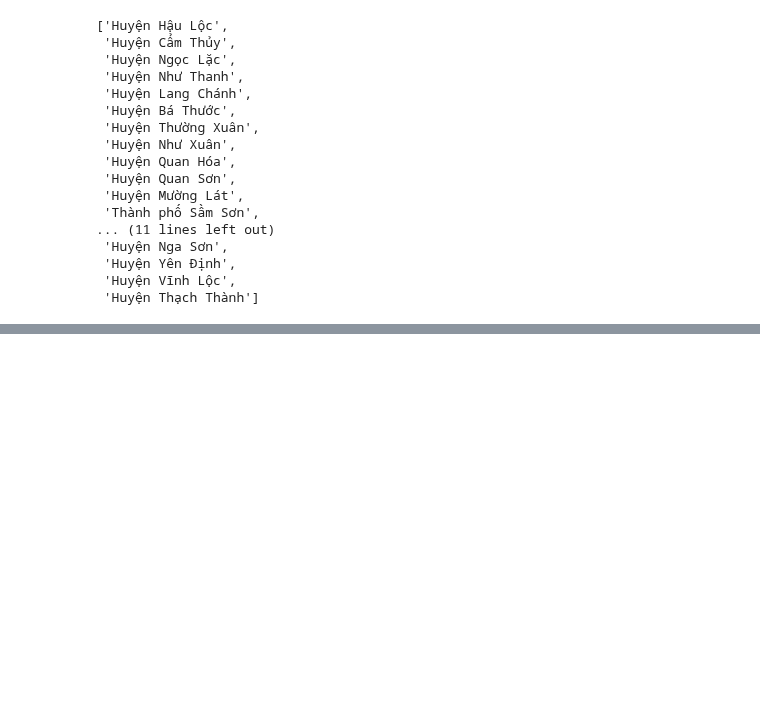
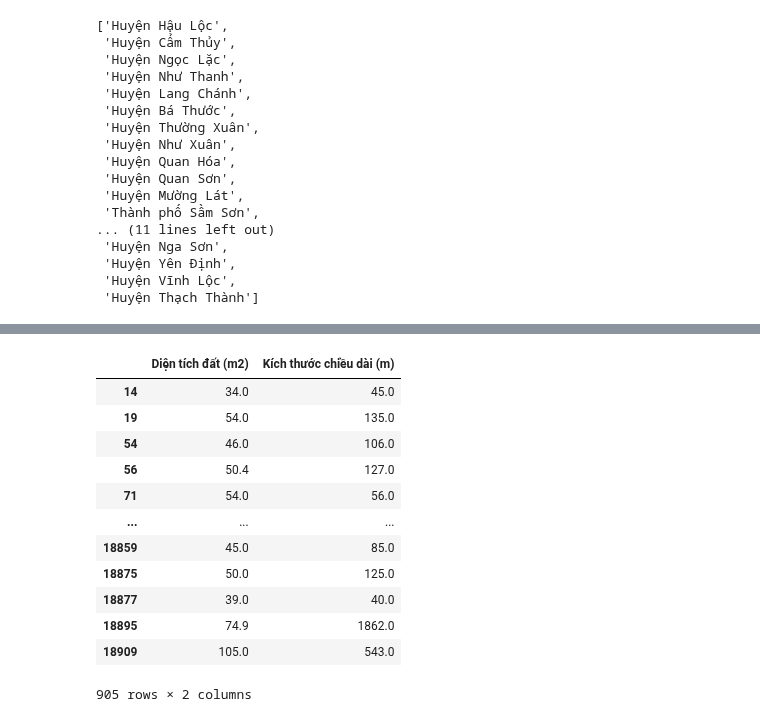
Before and after one commit to PhamMaiLinh-2403/estates-scraping-bds, a Jupyter notebook: check_clean.ipynb, the cells around one changed output, grey strips where cells are left out. Cells and saved outputs as stored; diff of their text form; code cells hidden in the pictures; blank space fills up the shorter version.

```diff
--- a/check_clean.ipynb
+++ b/check_clean.ipynb
@@ -225,0 +230,16 @@ data.loc[mask_facade, 'Kích thước mặt tiền (m)']= data.loc[mask_facade].
+# %%
+data[data['Diện tích đất (m2)'] < data['Kích thước chiều dài (m)']][['Diện tích đất (m2)', 'Kích thước chiều dài (m)']]
+# %% [output]
+|  | Diện tích đất (m2) | Kích thước chiều dài (m) |
+| 14 | 34.0 | 45.0 |
+| 19 | 54.0 | 135.0 |
+| 54 | 46.0 | 106.0 |
+| 56 | 50.4 | 127.0 |
+| 71 | 54.0 | 56.0 |
+| ... | ... | ... |
+| 18859 | 45.0 | 85.0 |
+| 18875 | 50.0 | 125.0 |
+| 18877 | 39.0 | 40.0 |
+| 18895 | 74.9 | 1862.0 |
+| 18909 | 105.0 | 543.0 |
+905 rows × 2 columns
```
Also changed, not shown: parts of 3 cells of this notebook.
